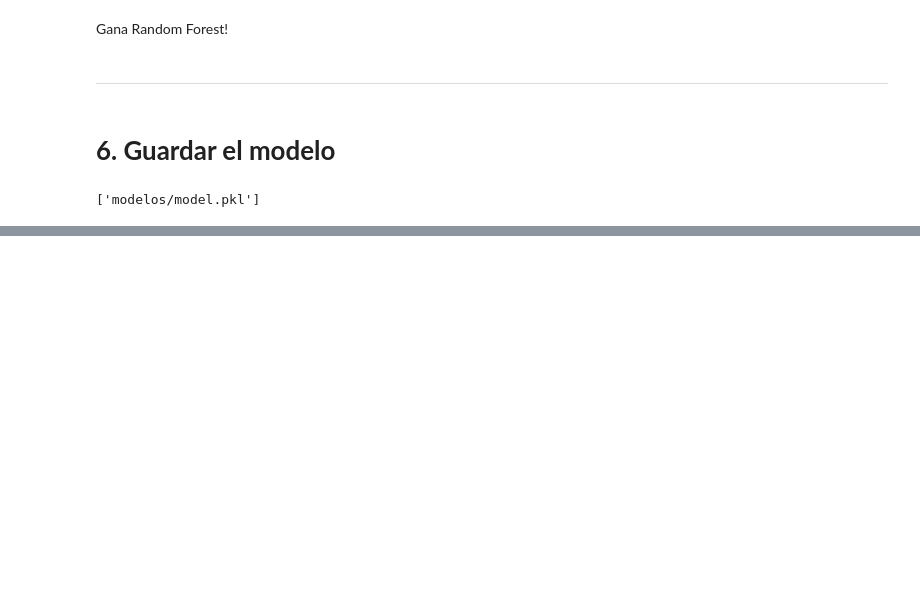
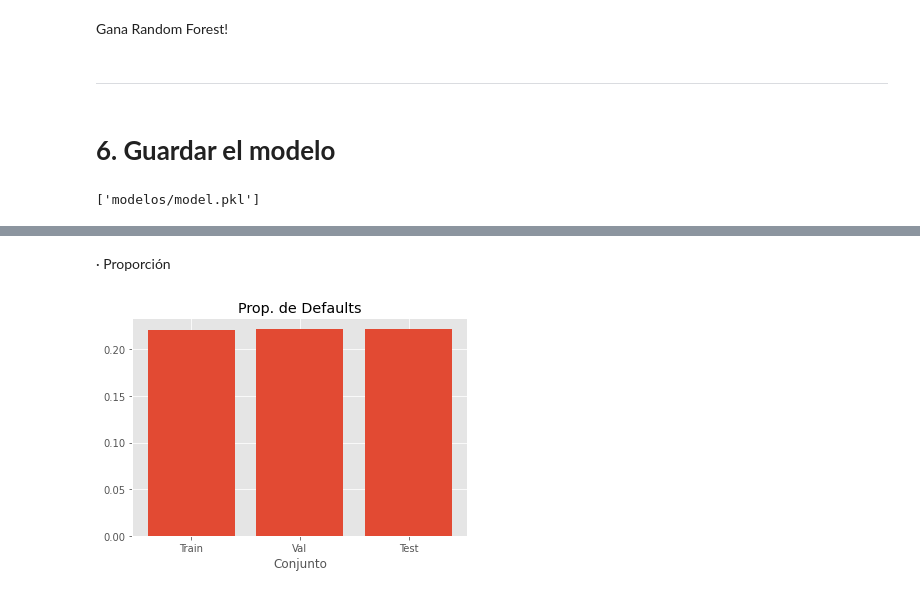
Before and after one commit to rudacaya/CDA_Proyecto, a Jupyter notebook: Entrega 2/Modelos.ipynb, the cells around one changed output, grey strips where cells are left out. Saved outputs shown, nothing was run; the diff lists cells and outputs as text; code cells hidden in the pictures; blank space fills up the shorter version.

```diff
--- a/Entrega 2/Modelos.ipynb
+++ b/Entrega 2/Modelos.ipynb
@@ -459,0 +582,15 @@ joblib.dump(cv_rf, model_filepath)
+# %% [markdown]
+· Proporción
+# %%
+props = [
+        sum(y_train)/len(y_train),
+        sum(y_val)/len(y_val),
+        sum(y_test)/len(y_test)
+        ]
+props_x = ['Train', 'Val', 'Test']
+plt.bar(props_x, props)
+plt.xlabel('Conjunto')
+plt.title('Prop. de Defaults');
+plt.savefig('imgs/props_y.png')
+# %% [output]
+[figure, added]
```
Also changed, not shown: parts of 24 cells of this notebook.
